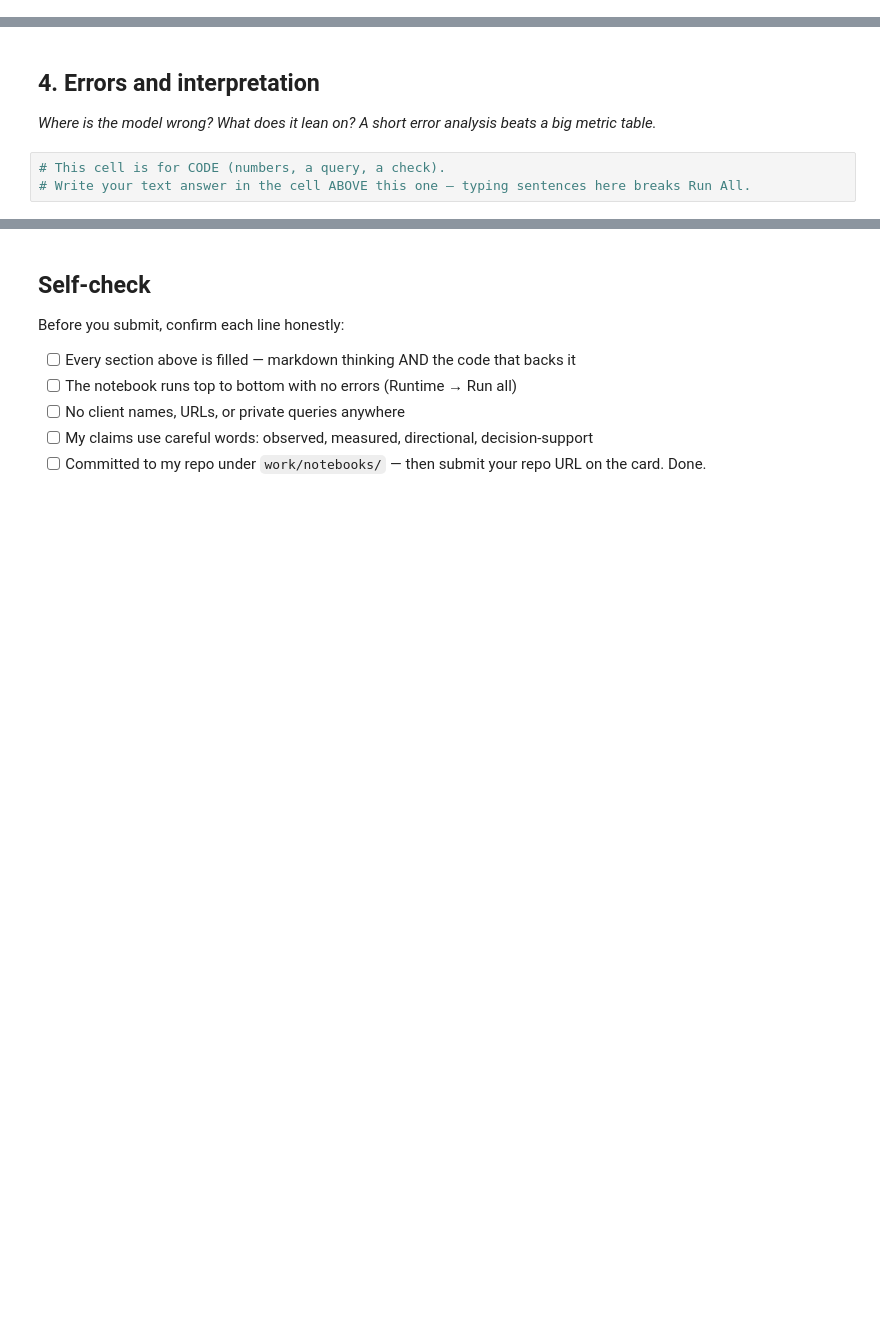
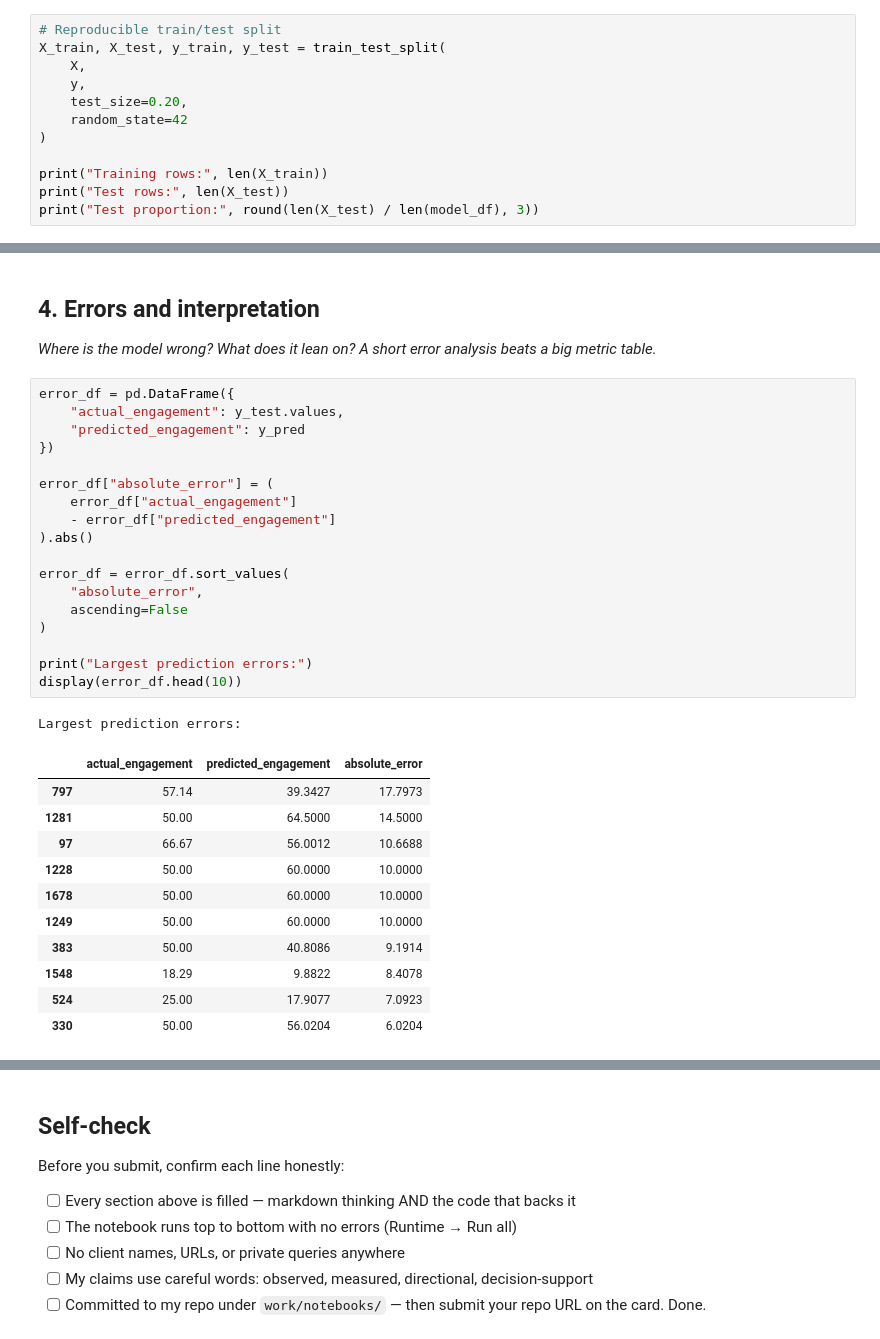
Before and after one commit to Kaushgowda/flyrank-ml-internship, a Jupyter notebook: work/notebooks/w05_model.ipynb, the cells around one changed output, grey strips where cells are left out. Saved outputs shown, nothing was run; the diff lists cells and outputs as text; blank space fills up the shorter version.

```diff
--- a/work/notebooks/w05_model.ipynb
+++ b/work/notebooks/w05_model.ipynb
@@ -22,0 +86,12 @@ This skeleton is yours to fill. Work the sections **in order** — each one has
+# %%
+# Reproducible train/test split
+X_train, X_test, y_train, y_test = train_test_split(
+    X,
+    y,
+    test_size=0.20,
+    random_state=42
+)
+
+print("Training rows:", len(X_train))
+print("Test rows:", len(X_test))
+print("Test proportion:", round(len(X_test) / len(model_df), 3))
@@ -31,6 +206,34 @@ This skeleton is yours to fill. Work the sections **in order** — each one has
 ## 4. Errors and interpretation
 
 *Where is the model wrong? What does it lean on? A short error analysis beats a big metric table.*
-# %%
-# This cell is for CODE (numbers, a query, a check).
-# Write your text answer in the cell ABOVE this one — typing sentences here breaks Run All.
+# %%
+error_df = pd.DataFrame({
+    "actual_engagement": y_test.values,
+    "predicted_engagement": y_pred
+})
+
+error_df["absolute_error"] = (
+    error_df["actual_engagement"]
+    - error_df["predicted_engagement"]
+).abs()
+
+error_df = error_df.sort_values(
+    "absolute_error",
+    ascending=False
+)
+
+print("Largest prediction errors:")
+display(error_df.head(10))
+# %% [output]
+Largest prediction errors:
+|  | actual_engagement | predicted_engagement | absolute_error |
+| 797 | 57.14 | 39.3427 | 17.7973 |
+| 1281 | 50.00 | 64.5000 | 14.5000 |
+| 97 | 66.67 | 56.0012 | 10.6688 |
+| 1228 | 50.00 | 60.0000 | 10.0000 |
+| 1678 | 50.00 | 60.0000 | 10.0000 |
+| 1249 | 50.00 | 60.0000 | 10.0000 |
+| 383 | 50.00 | 40.8086 | 9.1914 |
+| 1548 | 18.29 | 9.8822 | 8.4078 |
+| 524 | 25.00 | 17.9077 | 7.0923 |
+| 330 | 50.00 | 56.0204 | 6.0204 |
```
Also changed, not shown: parts of 10 cells of this notebook.
